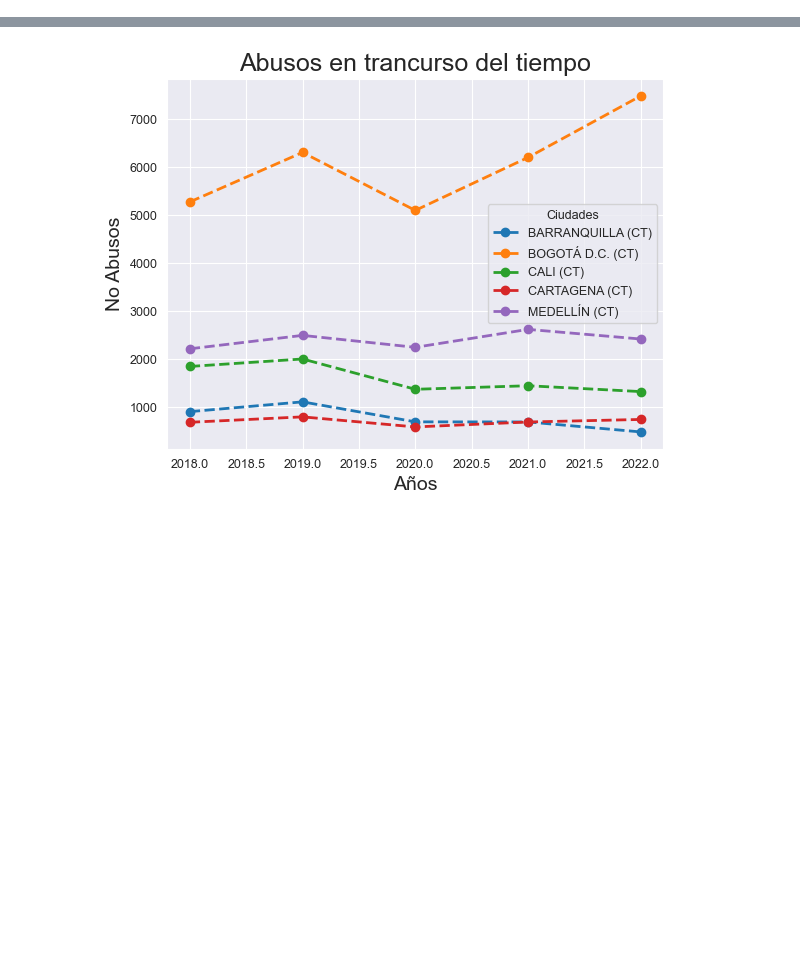
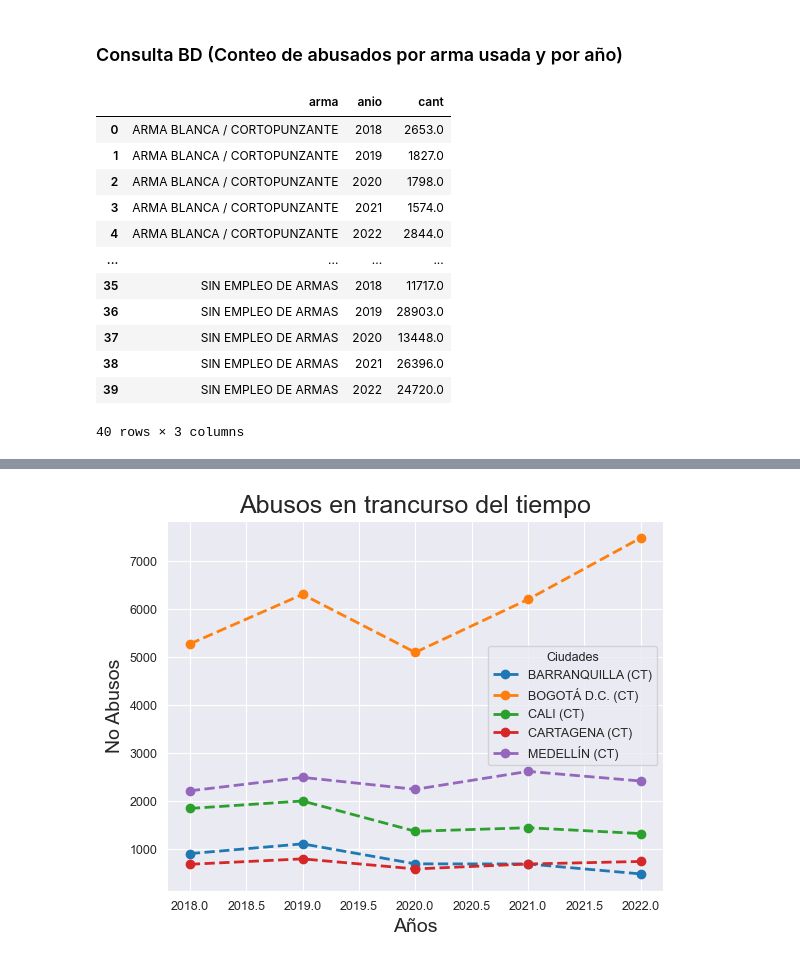
Before and after one commit to JnGzn/p-integrador-abusos, a Jupyter notebook: Grafica.ipynb, the cells around one changed output, grey strips where cells are left out. Drawn from its saved outputs; the diff is of its cells as text; code cells hidden in the pictures; blank space fills up the shorter version.

```diff
--- a/Grafica.ipynb
+++ b/Grafica.ipynb
@@ -14,4 +17,5 @@ Definir estilos para grafica
 # %%
+pd.set_option('display.max_rows', 10)
 sns.set_style('darkgrid') # darkgrid, white grid, dark, white and ticks
 
 plt.rc('axes', titlesize=18)     # fontsize of the axes title
@@ -27,0 +55,20 @@ engine = create_engine(strConexion)
+# %% [markdown]
+### Consulta BD (Conteo de abusados por arma usada y por año)
+# %%
+query = "call listar_armas_anio_conteo();"
+frame = pd.read_sql_query(query, engine)
+frame
+# %% [output]
+|  | arma | anio | cant |
+| 0 | ARMA BLANCA / CORTOPUNZANTE | 2018 | 2653.0 |
+| 1 | ARMA BLANCA / CORTOPUNZANTE | 2019 | 1827.0 |
+| 2 | ARMA BLANCA / CORTOPUNZANTE | 2020 | 1798.0 |
+| 3 | ARMA BLANCA / CORTOPUNZANTE | 2021 | 1574.0 |
+| 4 | ARMA BLANCA / CORTOPUNZANTE | 2022 | 2844.0 |
+| ... | ... | ... | ... |
+| 35 | SIN EMPLEO DE ARMAS | 2018 | 11717.0 |
+| 36 | SIN EMPLEO DE ARMAS | 2019 | 28903.0 |
+| 37 | SIN EMPLEO DE ARMAS | 2020 | 13448.0 |
+| 38 | SIN EMPLEO DE ARMAS | 2021 | 26396.0 |
+| 39 | SIN EMPLEO DE ARMAS | 2022 | 24720.0 |
+40 rows × 3 columns
```
Also changed, not shown: parts of 22 cells of this notebook, 2 other files.
